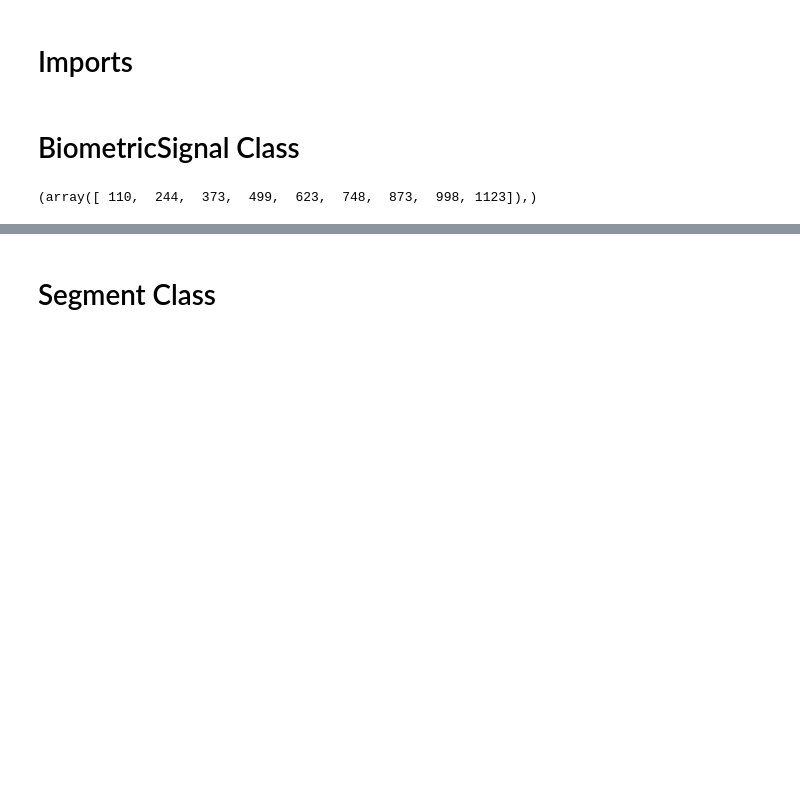
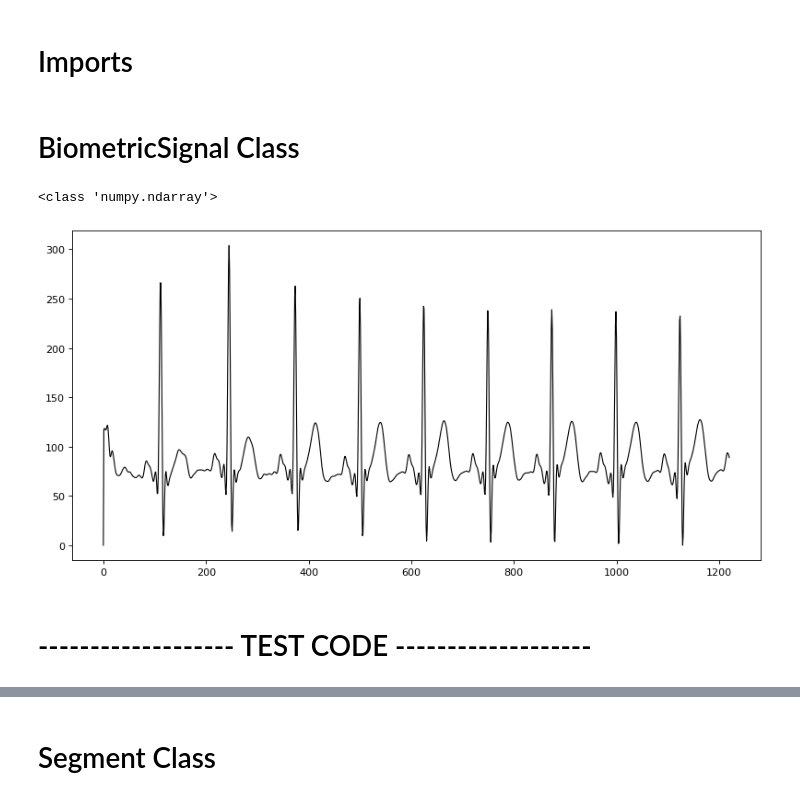
Before and after one commit to Gr-Anderson/FYP, a Jupyter notebook: FYP_code.ipynb, the cells around one changed output, grey strips where cells are left out. Saved outputs shown, nothing was run; the diff lists cells and outputs as text; code cells hidden in the pictures; blank space fills up the shorter version.

```diff
--- a/FYP_code.ipynb
+++ b/FYP_code.ipynb
@@ -60,6 +60,7 @@ class BiometricSignal:
         self.captured_ecg = []
         self.filtered_signal = np.ndarray([])
         self.amended_signal = np.ndarray([])
+        self.standardised_signal = np.ndarray([])
         self.r_peaks = ()
 
 
@@ -166,6 +167,13 @@ class BiometricSignal:
         self.amended_signal = self.filtered_signal[start:end]
         return self.amended_signal
 
+    def standardise_signal(self):
+
+        for i in range(0, len(self.amended_signal)):
+            self.standardised_signal = np.append (self.standardised_signal, self.amended_signal[i] - min(self.amended_signal))
+
+        return self.standardised_signal
+
     def find_r_peaks(self, threshold = 400):
         r"""Finds the R-peaks in an amended signal
 
@@ -195,38 +203,42 @@ class BiometricSignal:
                 theVoltage.append(self.amended_signal[i])
             else:
                 theVoltage.append(0)
             line_numbers.append(i)
 
 
         ecg_plot = np.concatenate((theVoltage, line_numbers))
 
         self.r_peaks = argrelextrema(ecg_plot, np.greater, order=5)
 
         return self.r_peaks
 
 
 # ----------------------------------------------------------------------------------------------
 #                                       CODE FOR TESTING
 # ----------------------------------------------------------------------------------------------
 biosig = BiometricSignal()
 biosig.filter_captured_signal()
 biosig.amend_signal()
 biosig.find_r_peaks()
-# print(biosig.filter_captured_signal)
+biosig.standardise_signal()
+print(type(biosig.standardised_signal))
 # TEST_filtered_signal = TEST_signal.filter_captured_signal()
 # TEST_amended_signal = TEST_signal.amend_signal()
 # TEST_r_peaks = TEST_signal.find_r_peaks()
 # testytesttest = np.ndarray([])
 # serial_data = serial.Serial("/dev/ttyACM2", 9600)
 # print(type(TEST_r_peaks))
 # help(BiometricSignal)
-# plt.figure(num=None, figsize=(10, 5), dpi=80, facecolor="w", edgecolor="k")
-# plt.plot(TEST_amended_signal, color="#000000", linewidth=1)
+plt.figure(num=None, figsize=(10, 5), dpi=80, facecolor="w", edgecolor="k")
+plt.plot(biosig.standardised_signal, color="#000000", linewidth=1)
 # plt.axis('off')
 # plt.savefig("project_presentation.png", dpi=150, quality=100, bbox_inches='tight')
-# plt.tight_layout()
-# plt.show()
+plt.tight_layout()
+plt.show()
 # %% [output]
-(array([ 110,  244,  373,  499,  623,  748,  873,  998, 1123]),)
+<class 'numpy.ndarray'>
+[figure, added]
+# %% [markdown]
+# -------------------   TEST CODE   -------------------
 # %%
 no_of_rows = biosig.amended_signal.shape[0]
```
Also changed, not shown: parts of 4 cells of this notebook, 2 other files.
